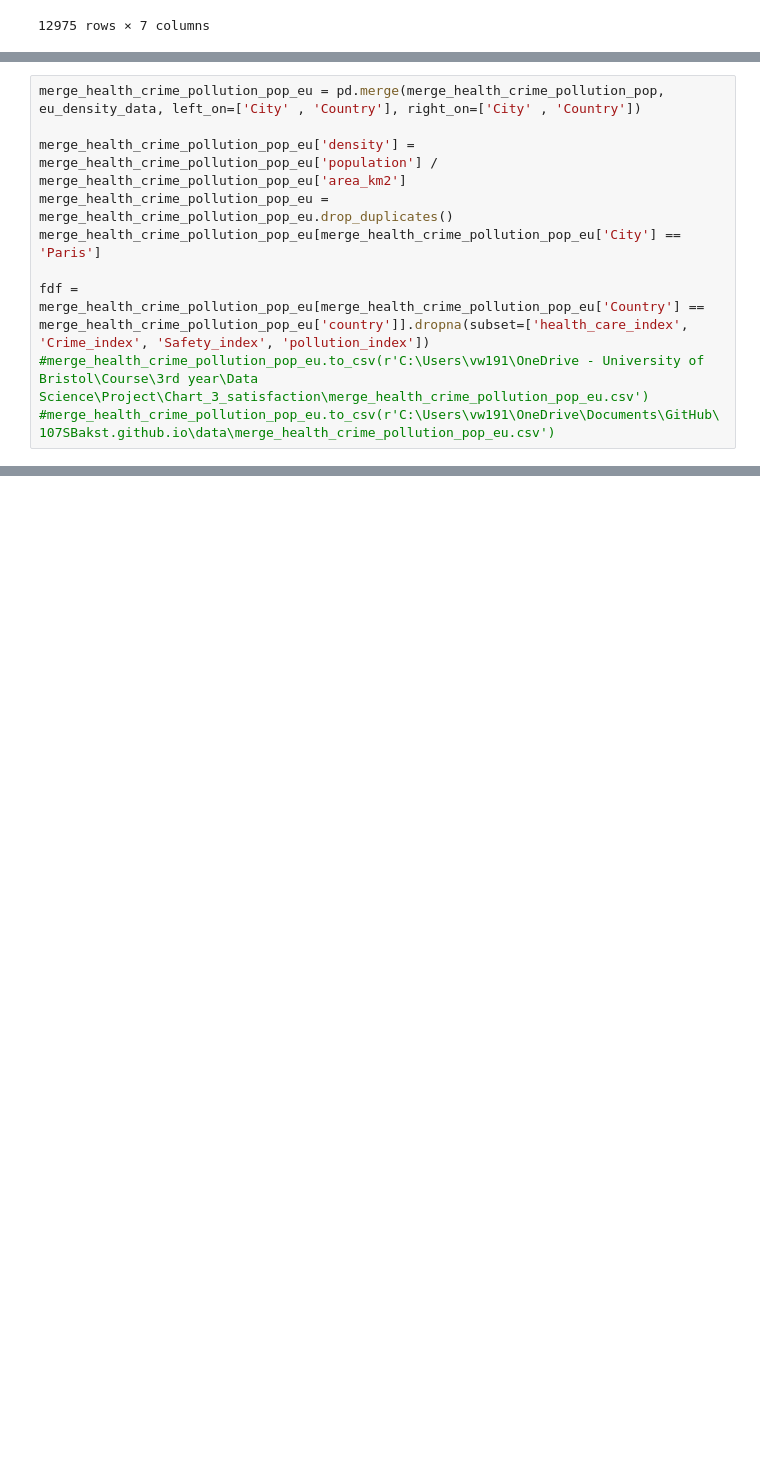
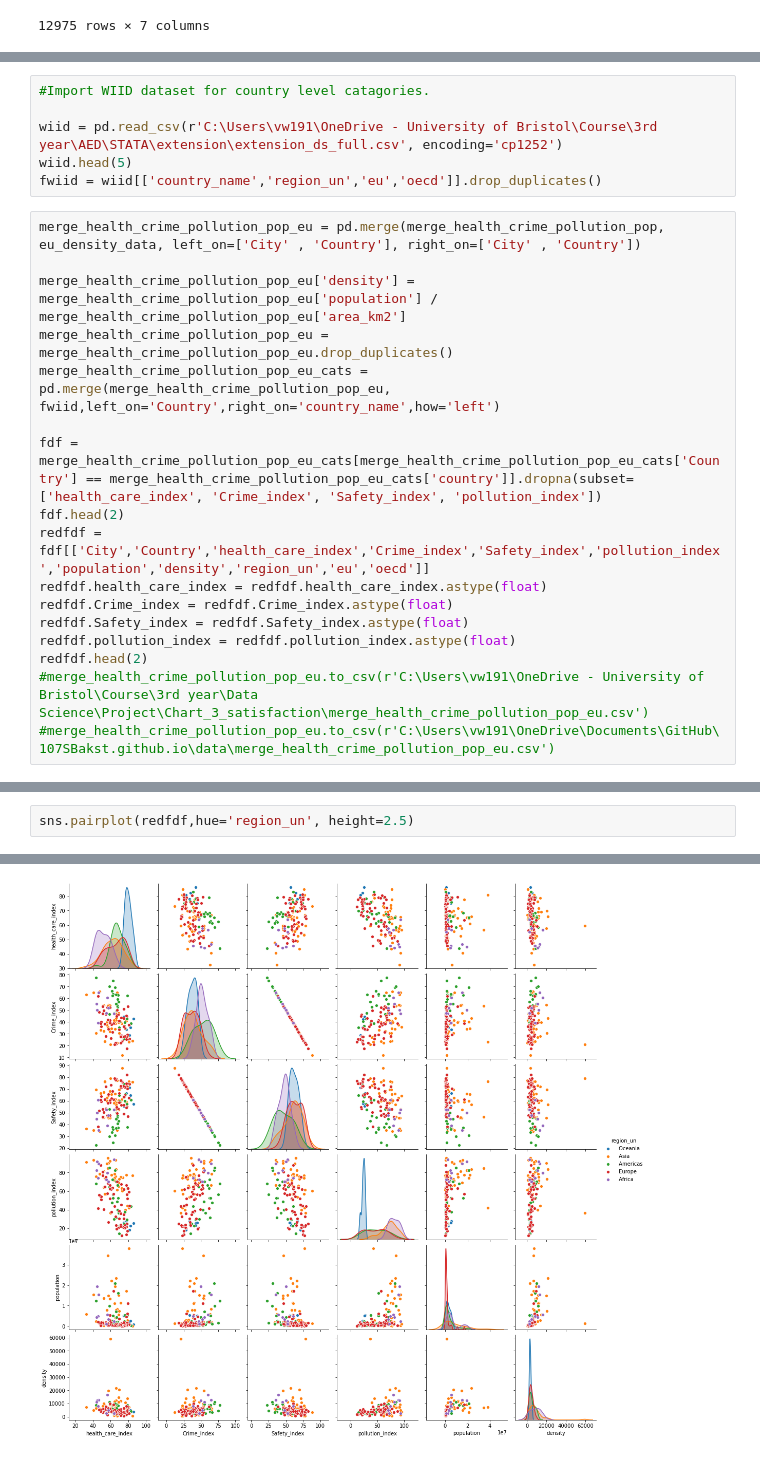
Before and after one commit to 107SBakst/107SBakst.github.io, a Jupyter notebook: Python/chart_3_project_satisfaction.ipynb, the cells around one changed output, grey strips where cells are left out. Cells and saved outputs as stored; diff of their text form; blank space fills up the shorter version.

Commit message:
made a sns pairplot based on the indexes

```diff
--- a/Python/chart_3_project_satisfaction.ipynb
+++ b/Python/chart_3_project_satisfaction.ipynb
@@ -291,10 +297,23 @@ eu_density_data
+# %%
+#Import WIID dataset for country level catagories.
+
+wiid = pd.read_csv(r'C:\Users\vw191\OneDrive - University of Bristol\Course\3rd year\AED\STATA\extension\extension_ds_full.csv', encoding='cp1252')
+wiid.head(5)
+fwiid = wiid[['country_name','region_un','eu','oecd']].drop_duplicates()
 # %%
 merge_health_crime_pollution_pop_eu = pd.merge(merge_health_crime_pollution_pop, eu_density_data, left_on=['City' , 'Country'], right_on=['City' , 'Country'])
 
 merge_health_crime_pollution_pop_eu['density'] = merge_health_crime_pollution_pop_eu['population'] / merge_health_crime_pollution_pop_eu['area_km2']
 merge_health_crime_pollution_pop_eu = merge_health_crime_pollution_pop_eu.drop_duplicates()
-merge_health_crime_pollution_pop_eu[merge_health_crime_pollution_pop_eu['City'] == 'Paris']
+merge_health_crime_pollution_pop_eu_cats = pd.merge(merge_health_crime_pollution_pop_eu, fwiid,left_on='Country',right_on='country_name',how='left')
 
-fdf = merge_health_crime_pollution_pop_eu[merge_health_crime_pollution_pop_eu['Country'] == merge_health_crime_pollution_pop_eu['country']].dropna(subset=['health_care_index', 'Crime_index', 'Safety_index', 'pollution_index'])
+fdf = merge_health_crime_pollution_pop_eu_cats[merge_health_crime_pollution_pop_eu_cats['Country'] == merge_health_crime_pollution_pop_eu_cats['country']].dropna(subset=['health_care_index', 'Crime_index', 'Safety_index', 'pollution_index'])
+fdf.head(2)
+redfdf = fdf[['City','Country','health_care_index','Crime_index','Safety_index','pollution_index','population','density','region_un','eu','oecd']]
+redfdf.health_care_index = redfdf.health_care_index.astype(float)
+redfdf.Crime_index = redfdf.Crime_index.astype(float)
+redfdf.Safety_index = redfdf.Safety_index.astype(float)
+redfdf.pollution_index = redfdf.pollution_index.astype(float)
+redfdf.head(2)
 #merge_health_crime_pollution_pop_eu.to_csv(r'C:\Users\vw191\OneDrive - University of Bristol\Course\3rd year\Data Science\Project\Chart_3_satisfaction\merge_health_crime_pollution_pop_eu.csv')
 #merge_health_crime_pollution_pop_eu.to_csv(r'C:\Users\vw191\OneDrive\Documents\GitHub\107SBakst.github.io\data\merge_health_crime_pollution_pop_eu.csv')
@@ -300,0 +329,3 @@ fdf = merge_health_crime_pollution_pop_eu[merge_health_crime_pollution_pop_eu['C
+# %%
+sns.pairplot(redfdf,hue='region_un', height=2.5)
+# %% [output]
@@ -300,0 +333 @@ fdf = merge_health_crime_pollution_pop_eu[merge_health_crime_pollution_pop_eu['C
+[figure, added]
```
Also changed, not shown: parts of 4 cells of this notebook.
